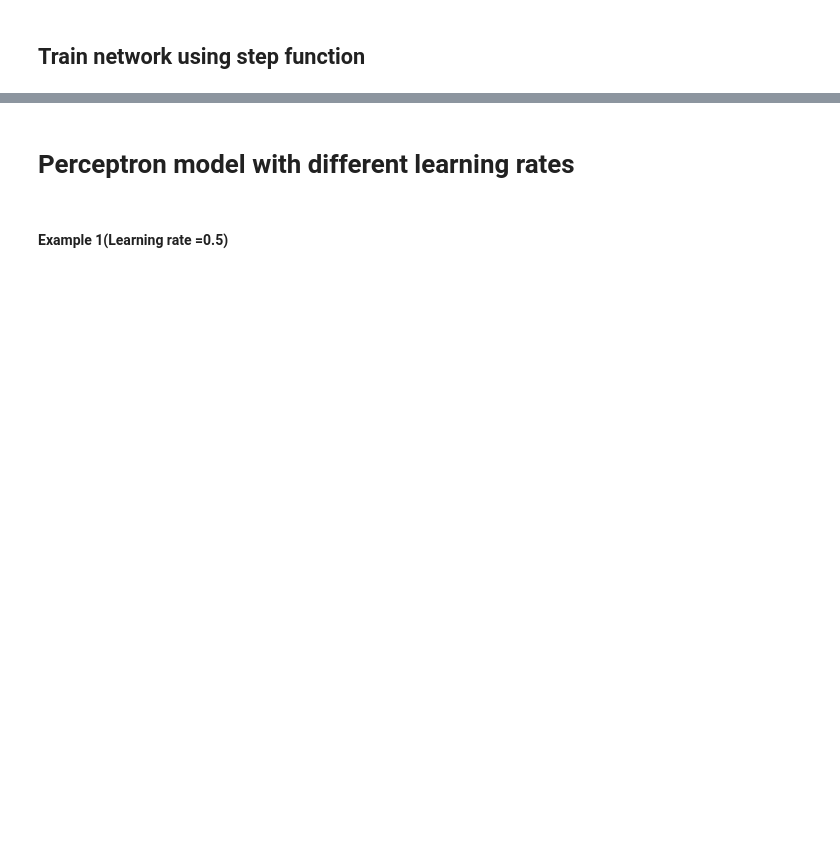
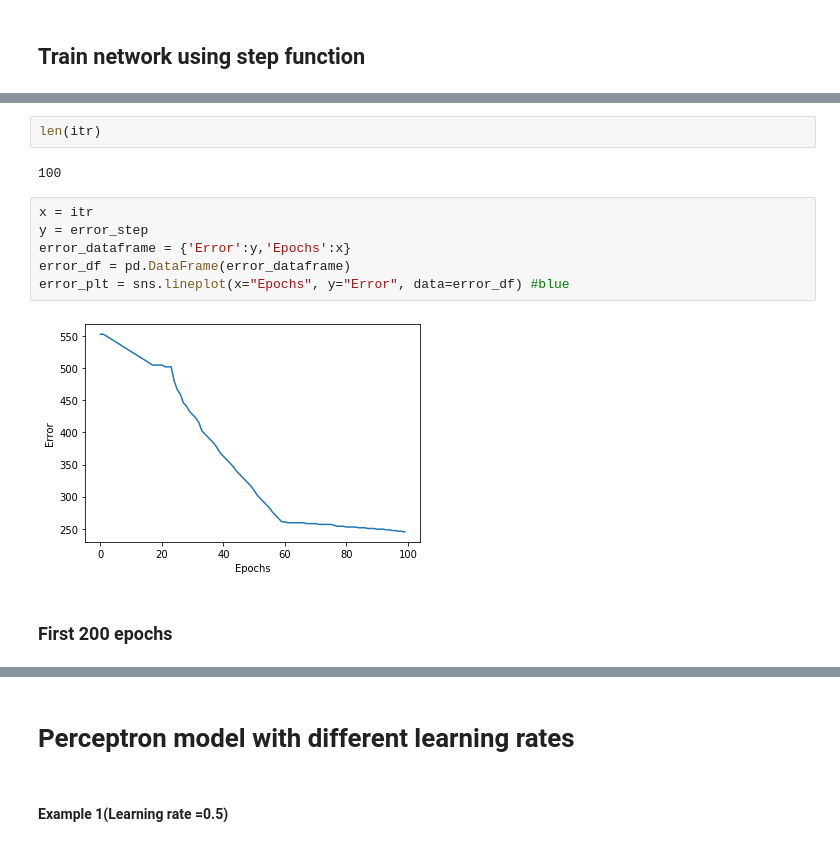
Before and after one commit to Kikumu/Computational-science-practice, a Jupyter notebook: CourseProject/Computational-Science-ACW.ipynb, the cells around one changed output, grey strips where cells are left out. Cells and saved outputs as stored; diff of their text form; blank space fills up the shorter version.

```diff
--- a/CourseProject/Computational-Science-ACW.ipynb
+++ b/CourseProject/Computational-Science-ACW.ipynb
@@ -706,0 +715,14 @@ plt.show()
+# %%
+len(itr)
+# %% [output]
+100
+# %%
+x = itr
+y = error_step
+error_dataframe = {'Error':y,'Epochs':x}
+error_df = pd.DataFrame(error_dataframe)
+error_plt = sns.lineplot(x="Epochs", y="Error", data=error_df) #blue
+# %% [output]
+[figure, added]
+# %% [markdown]
+### First 200 epochs
```
Also changed, not shown: parts of 27 cells of this notebook.
